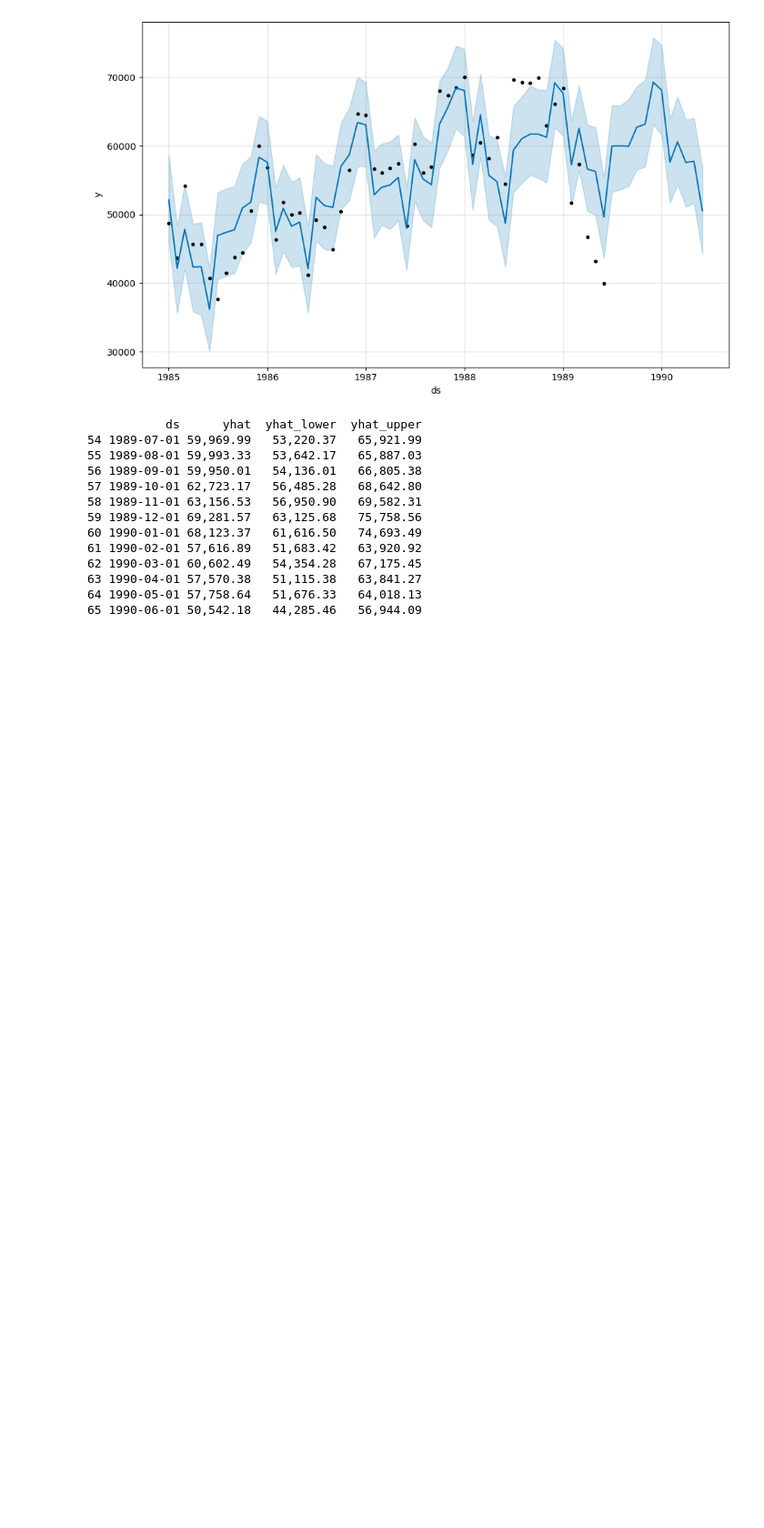
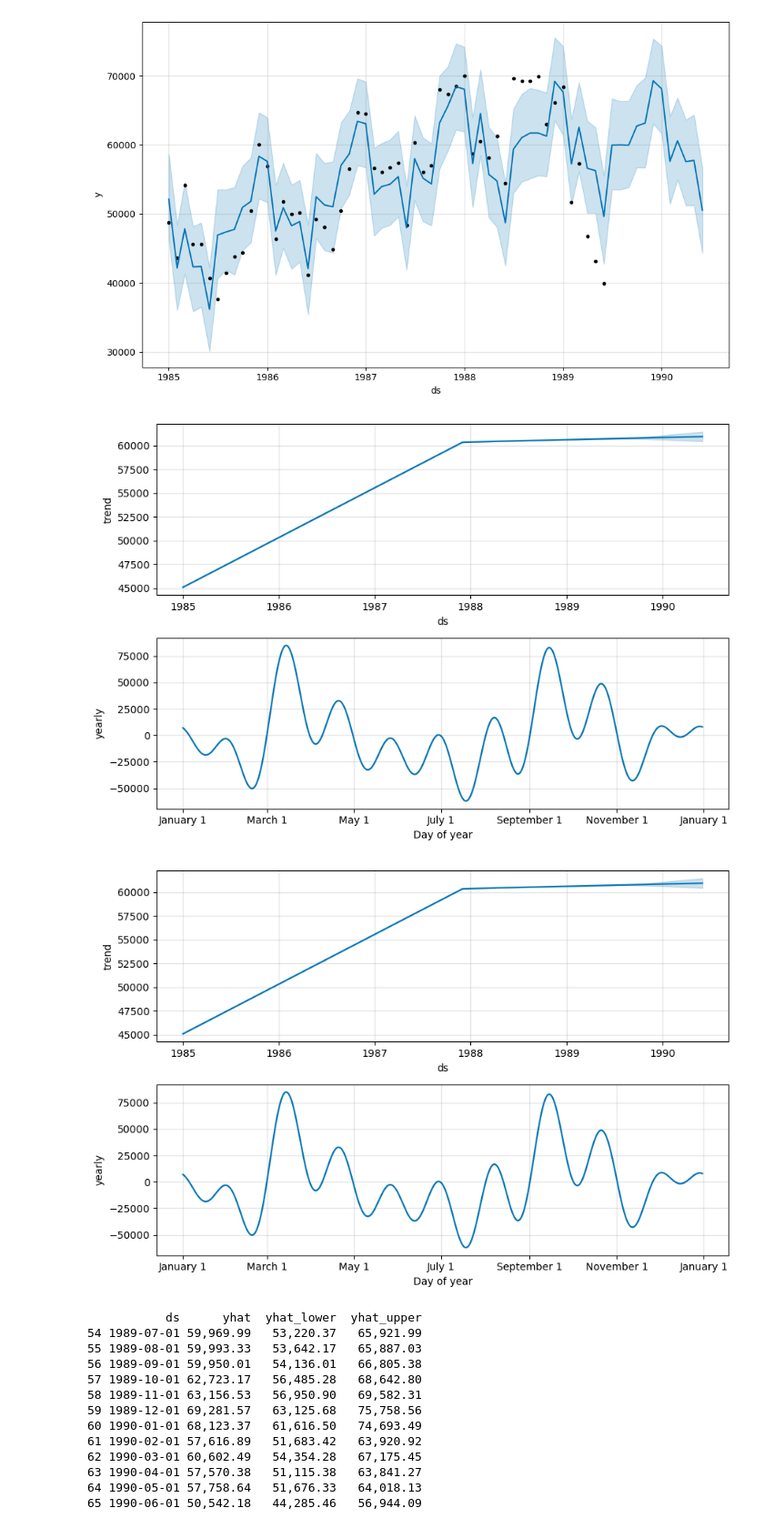
Before and after one commit to keshavgoel787/data-tech-challenge, a Jupyter notebook: AeroConnect_Route_Analytics.ipynb, the cells around one changed output. Shown at 91% size. Cells and saved outputs as stored; diff of their text form; code cells hidden in the pictures; blank space fills up the shorter version.

Commit message:
Adding Prophet Plots and metrics

```diff
--- a/AeroConnect_Route_Analytics.ipynb
+++ b/AeroConnect_Route_Analytics.ipynb
@@ -331,6 +331,11 @@ model.plot(forecast)
 # %% [output]
 [figure]
 [figure]
+# %%
+model.plot_components(forecast)
+# %% [output]
+[figure, added]
+[figure, added]
 # %%
 print(forecast[['ds', 'yhat', 'yhat_lower', 'yhat_upper']].tail(12))
 # %% [output]
```
Also changed, not shown: parts of 6 cells of this notebook.
